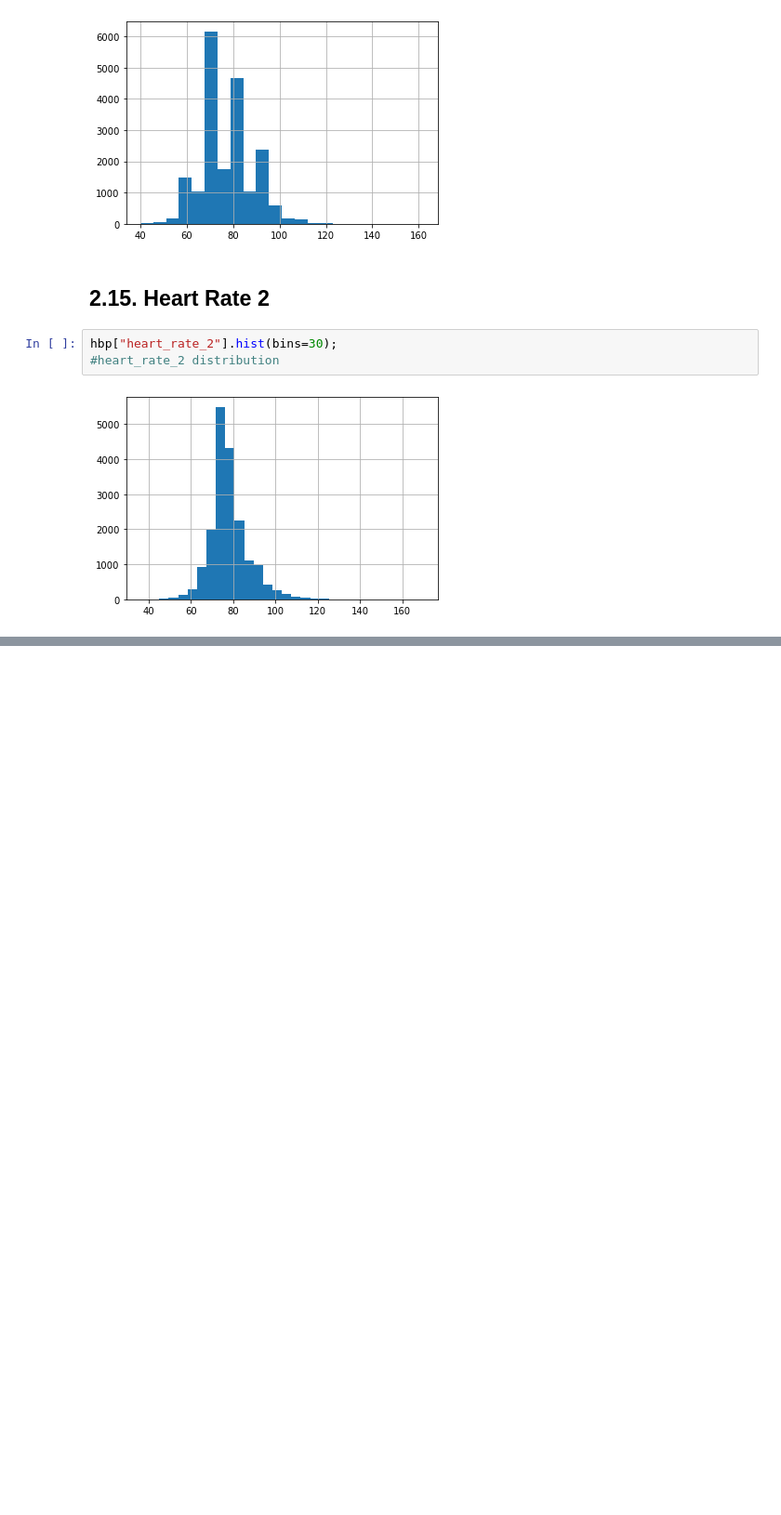
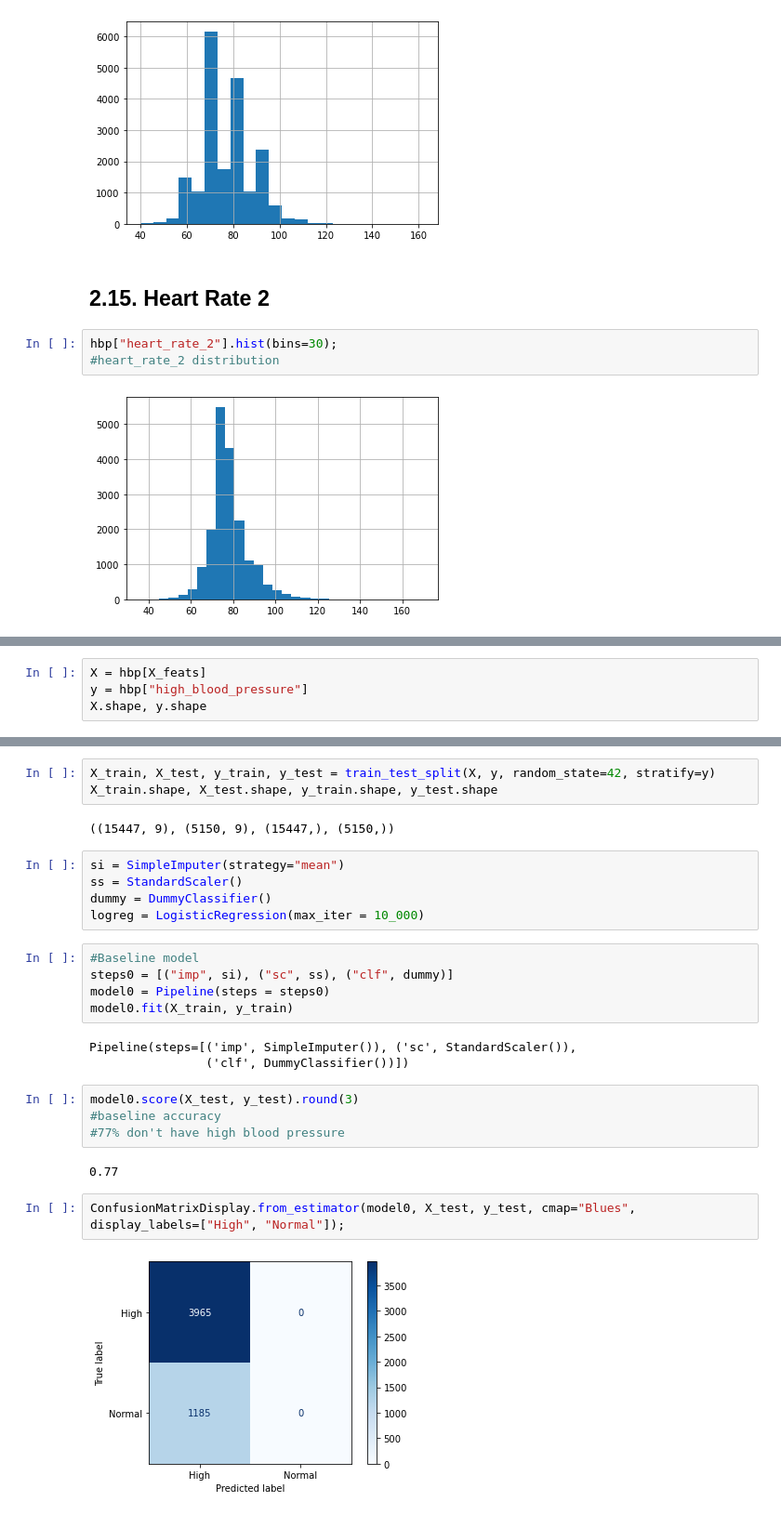
Before and after one commit to CodyCan/High-Blood-Pressure-Analysis, a Jupyter notebook: code/01_EDA_Cleaning.ipynb, the cells around one changed output, grey strips where cells are left out. Shown at 93% size. Saved outputs shown, nothing was run; the diff lists cells and outputs as text; blank space fills up the shorter version.

```diff
--- a/code/01_EDA_Cleaning.ipynb
+++ b/code/01_EDA_Cleaning.ipynb
@@ -318,0 +406,4 @@ hbp["heart_rate_2"].hist(bins=30);
+# %%
+X = hbp[X_feats]
+y = hbp["high_blood_pressure"]
+X.shape, y.shape
@@ -318,0 +427,28 @@ hbp["heart_rate_2"].hist(bins=30);
+# %%
+X_train, X_test, y_train, y_test = train_test_split(X, y, random_state=42, stratify=y)
+X_train.shape, X_test.shape, y_train.shape, y_test.shape
+# %% [output]
+((15447, 9), (5150, 9), (15447,), (5150,))
+# %%
+si = SimpleImputer(strategy="mean")
+ss = StandardScaler()
+dummy = DummyClassifier()
+logreg = LogisticRegression(max_iter = 10_000)
+# %%
+#Baseline model
+steps0 = [("imp", si), ("sc", ss), ("clf", dummy)]
+model0 = Pipeline(steps = steps0)
+model0.fit(X_train, y_train)
+# %% [output]
+Pipeline(steps=[('imp', SimpleImputer()), ('sc', StandardScaler()),
+                ('clf', DummyClassifier())])
+# %%
+model0.score(X_test, y_test).round(3)
+#baseline accuracy
+#77% don't have high blood pressure
+# %% [output]
+0.77
+# %%
+ConfusionMatrixDisplay.from_estimator(model0, X_test, y_test, cmap="Blues", display_labels=["High", "Normal"]);
+# %% [output]
+[figure, added]
```
Also changed, not shown: parts of 24 cells of this notebook.
